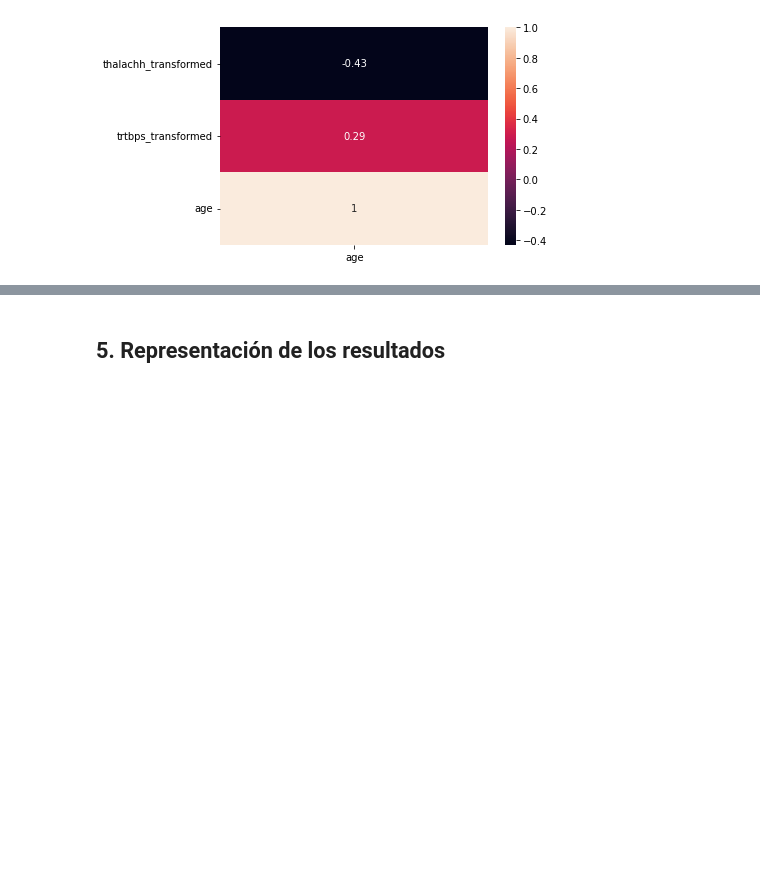
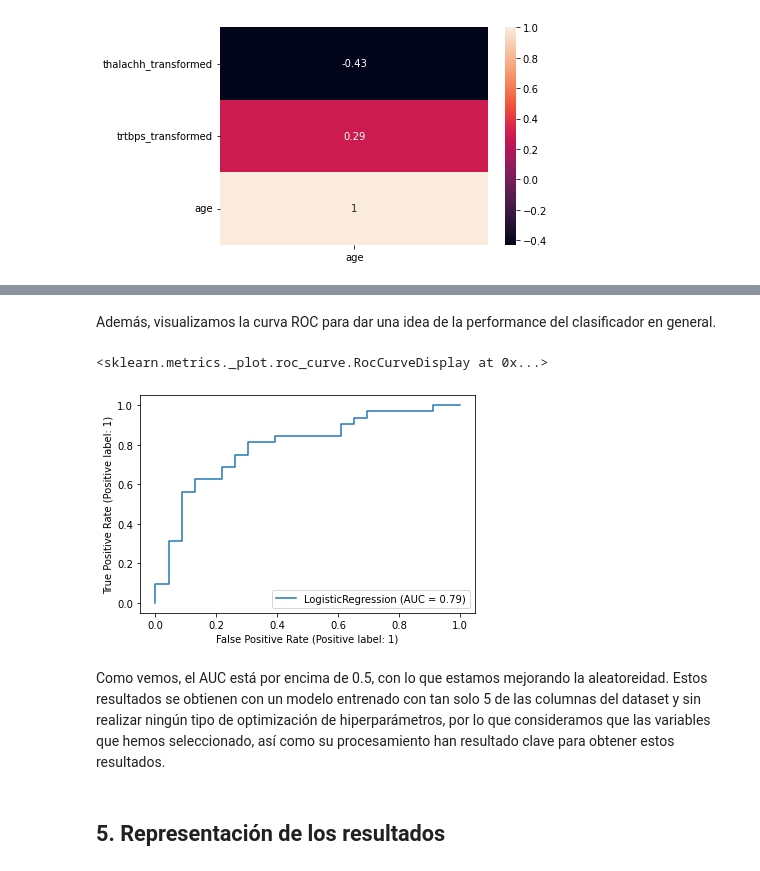
Before and after one commit to Carlos-Perez-Ha/PRA2, a Jupyter notebook: Heart_attack_analysis.ipynb, the cells around one changed output, grey strips where cells are left out. Drawn from its saved outputs; the diff is of its cells as text; code cells hidden in the pictures; blank space fills up the shorter version.

Commit message:
Added Logistic Regression & Conclusions

```diff
--- a/Heart_attack_analysis.ipynb
+++ b/Heart_attack_analysis.ipynb
@@ -653,0 +667,6 @@ data.head()
+# %%
+features = ['age_transformed'] + normal_features + ['sex']
+
+df_new = scaled_data.merge(data[['sex', 'output']], left_index = True, right_index = True)\
+            [features + ['output']]
+df_new.head()
@@ -653,0 +682,14 @@ data.head()
+# %%
+from sklearn.linear_model import LogisticRegression
+
+
+def predict_on_sex(df_train, features, output, df_test):
+    X = df_train[features]
+    y = df_train[output]
+
+    model = LogisticRegression().fit(X, y)
+
+    X_test = df_test[features]
+    y_pred = model.predict(df_test[features])
+    y_test = df_test[output]
+    return X_test, y_test, y_pred, model
@@ -653,0 +700,7 @@ data.head()
+# %%
+train_split = 4 / 5
+
+split_row = int(df_new.shape[0] * train_split)
+df_new = df_new.sample(frac = 1, random_state = 1)
+
+X, y, y_pred, model = predict_on_sex(df_new[:split_row], features, 'output', df_new[split_row:])
@@ -654,3 +728,12 @@ data.head()
+# %% [markdown]
+Además, visualizamos la curva ROC para dar una idea de la performance del clasificador en general.
+# %%
+RocCurveDisplay.from_estimator(model, X, y)
+# %% [output]
+<sklearn.metrics._plot.roc_curve.RocCurveDisplay at 0x...>
+[figure, added]
+# %% [markdown]
+Como vemos, el AUC está por encima de 0.5, con lo que estamos mejorando la aleatoreidad. Estos resultados se obtienen con un modelo entrenado con tan solo 5 de las columnas del dataset y sin realizar ningún tipo de optimización de hiperparámetros, por lo que consideramos que las variables que hemos seleccionado, así como su procesamiento han resultado clave para obtener estos resultados.
 # %% [markdown]
 ## 5. Representación de los resultados
 # %% [markdown]
```
Also changed, not shown: parts of 53 cells of this notebook.
